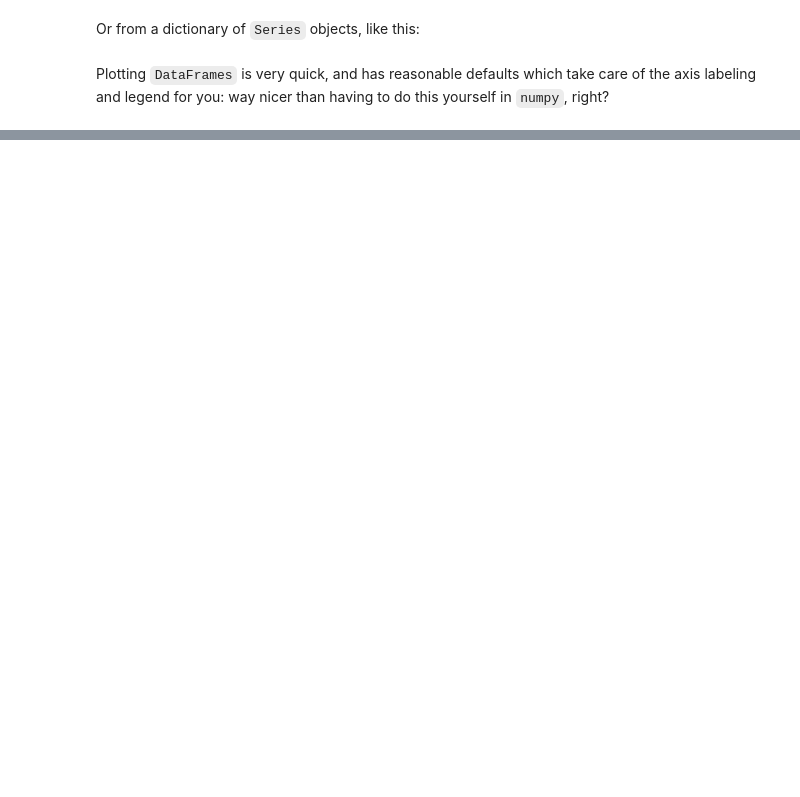
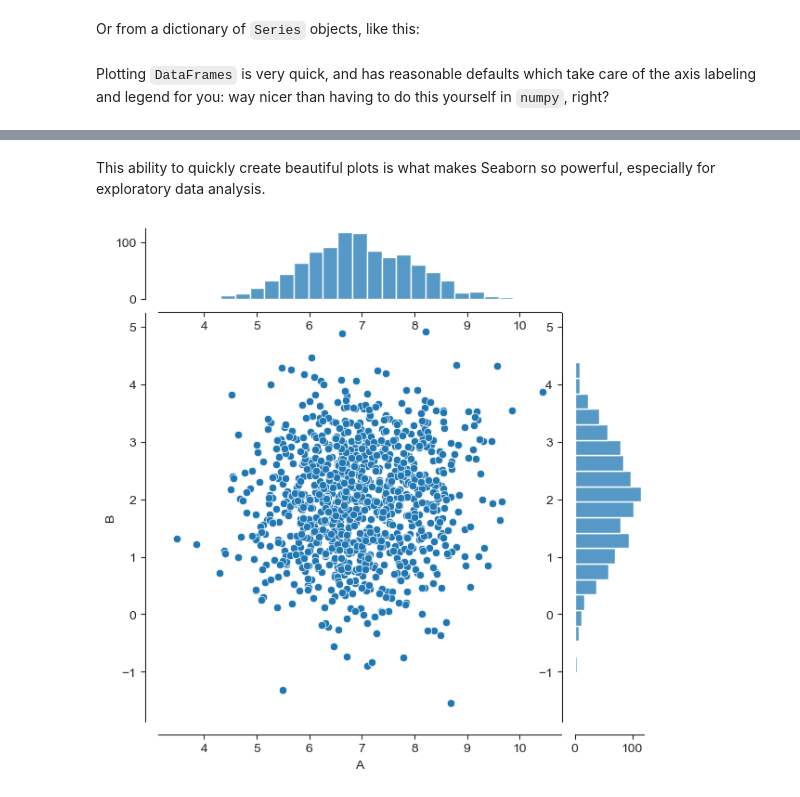
Before and after one commit to tknapen/python_workshop-Basel, a Jupyter notebook: notebooks/5-pandas_seaborn.ipynb, the cells around one changed output, grey strips where cells are left out. Drawn from its saved outputs; the diff is of its cells as text; code cells hidden in the pictures; blank space fills up the shorter version.

Commit message:
first pass for quick introduction to concepts

```diff
--- a/notebooks/5-pandas_seaborn.ipynb
+++ b/notebooks/5-pandas_seaborn.ipynb
@@ -104,0 +227,7 @@ df.plot()
+# %% [markdown]
+This ability to quickly create beautiful plots is what makes Seaborn so powerful, especially for exploratory data analysis.
+# %%
+sns.jointplot(x='A', y='B', data=df)
+sns.despine(offset=10)
+# %% [output]
+[figure, added]
```
Also changed, not shown: parts of 24 cells of this notebook.
